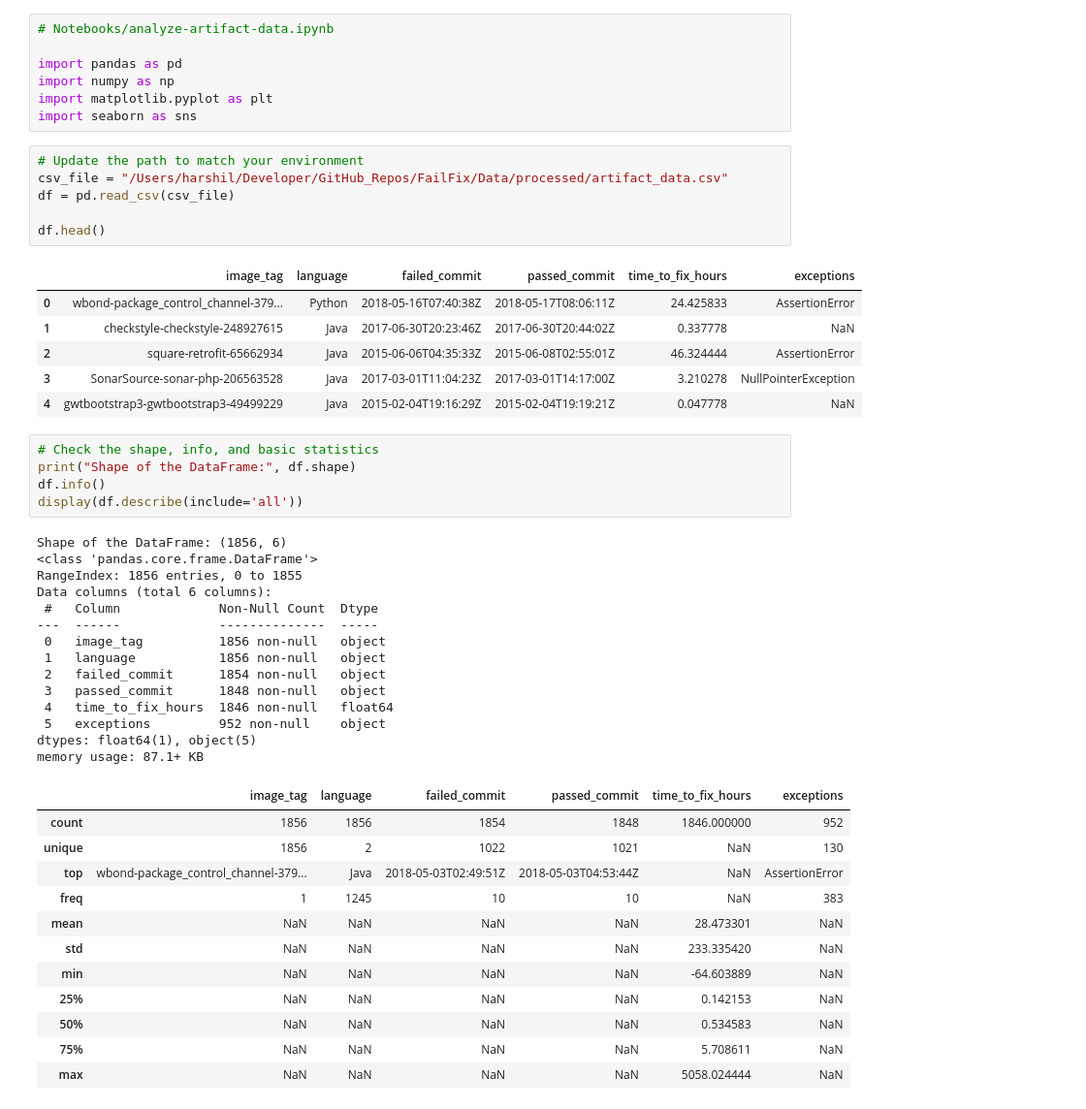
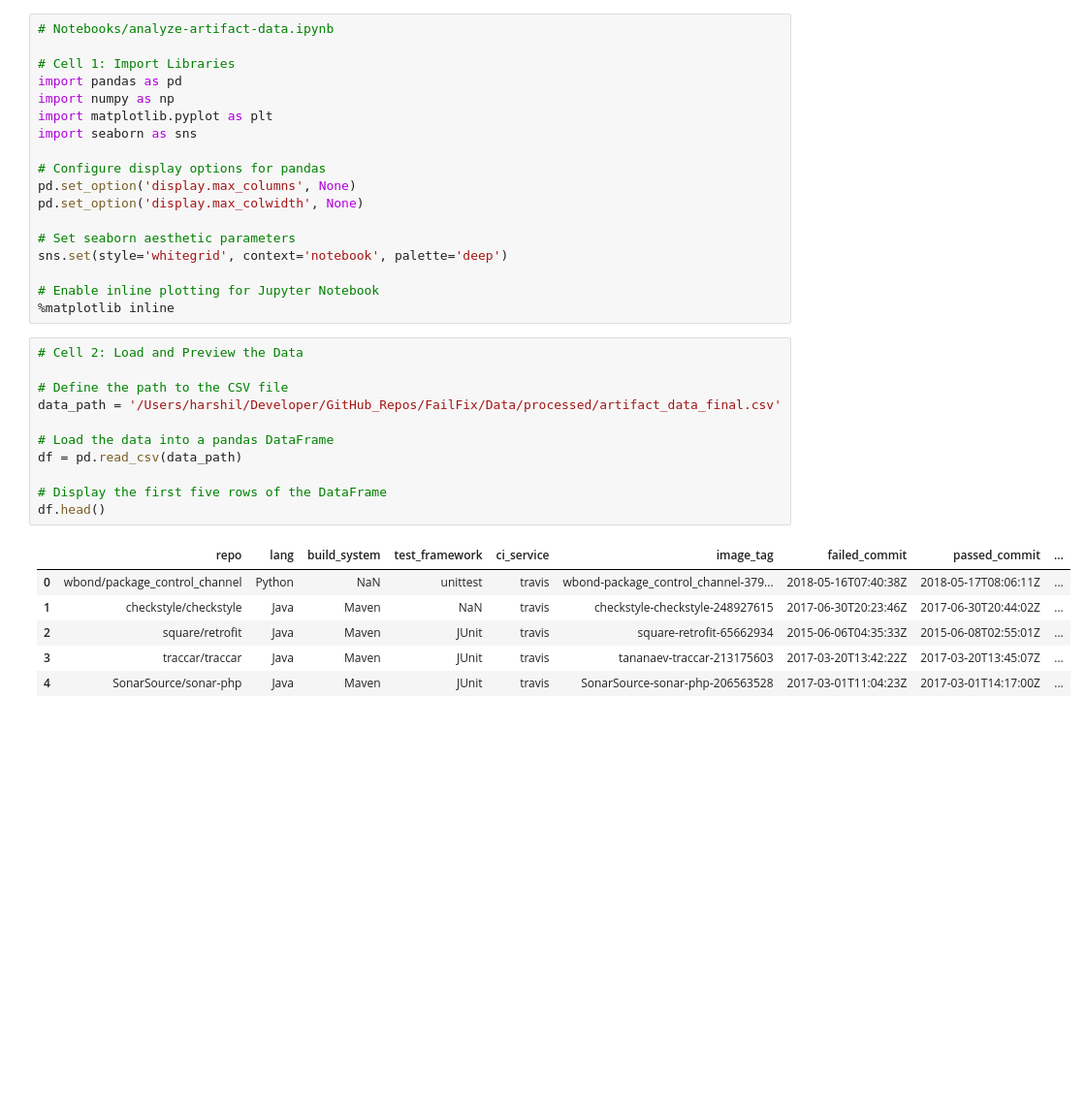
Before and after one commit to Harshil7875/ECS289C-WQ2025-Team-Project, a Jupyter notebook: Notebooks/analyze-artifact-data.ipynb, the cells around one changed output. Shown at 97% size. Drawn from its saved outputs; the diff is of its cells as text; blank space fills up the shorter version.

```diff
--- a/Notebooks/analyze-artifact-data.ipynb
+++ b/Notebooks/analyze-artifact-data.ipynb
@@ -1,52 +1,36 @@
 # %%
 # Notebooks/analyze-artifact-data.ipynb
 
+# Cell 1: Import Libraries
 import pandas as pd
 import numpy as np
 import matplotlib.pyplot as plt
 import seaborn as sns
+
+# Configure display options for pandas
+pd.set_option('display.max_columns', None)
+pd.set_option('display.max_colwidth', None)
+
+# Set seaborn aesthetic parameters
+sns.set(style='whitegrid', context='notebook', palette='deep')
+
+# Enable inline plotting for Jupyter Notebook
+%matplotlib inline
 # %%
-# Update the path to match your environment
-csv_file = "/Users/harshil/Developer/GitHub_Repos/FailFix/Data/processed/artifact_data.csv"
-df = pd.read_csv(csv_file)
+# Cell 2: Load and Preview the Data
 
+# Define the path to the CSV file
+data_path = '/Users/harshil/Developer/GitHub_Repos/FailFix/Data/processed/artifact_data_final.csv'
+
+# Load the data into a pandas DataFrame
+df = pd.read_csv(data_path)
+
+# Display the first five rows of the DataFrame
 df.head()
 # %% [output]
-|  | image_tag | language | failed_commit | passed_commit | time_to_fix_hours | exceptions |
-| 0 | wbond-package_control_channel-379... | Python | 2018-05-16T07:40:38Z | 2018-05-17T08:06:11Z | 24.425833 | AssertionError |
-| 1 | checkstyle-checkstyle-248927615 | Java | 2017-06-30T20:23:46Z | 2017-06-30T20:44:02Z | 0.337778 | NaN |
-| 2 | square-retrofit-65662934 | Java | 2015-06-06T04:35:33Z | 2015-06-08T02:55:01Z | 46.324444 | AssertionError |
-| 3 | SonarSource-sonar-php-206563528 | Java | 2017-03-01T11:04:23Z | 2017-03-01T14:17:00Z | 3.210278 | NullPointerException |
-| 4 | gwtbootstrap3-gwtbootstrap3-49499229 | Java | 2015-02-04T19:16:29Z | 2015-02-04T19:19:21Z | 0.047778 | NaN |
+|  | repo | lang | build_system | test_framework | ci_service | image_tag | failed_commit | passed_commit | ... |
+| 0 | wbond/package_control_channel | Python | NaN | unittest | travis | wbond-package_control_channel-379... | 2018-05-16T07:40:38Z | 2018-05-17T08:06:11Z | ... |
+| 1 | checkstyle/checkstyle | Java | Maven | NaN | travis | checkstyle-checkstyle-248927615 | 2017-06-30T20:23:46Z | 2017-06-30T20:44:02Z | ... |
+| 2 | square/retrofit | Java | Maven | JUnit | travis | square-retrofit-65662934 | 2015-06-06T04:35:33Z | 2015-06-08T02:55:01Z | ... |
+| 3 | traccar/traccar | Java | Maven | JUnit | travis | tananaev-traccar-213175603 | 2017-03-20T13:42:22Z | 2017-03-20T13:45:07Z | ... |
+| 4 | SonarSource/sonar-php | Java | Maven | JUnit | travis | SonarSource-sonar-php-206563528 | 2017-03-01T11:04:23Z | 2017-03-01T14:17:00Z | ... |
-# %%
-# Check the shape, info, and basic statistics
-print("Shape of the DataFrame:", df.shape)
-df.info()
-display(df.describe(include='all'))
-# %% [output]
-Shape of the DataFrame: (1856, 6)
-<class 'pandas.core.frame.DataFrame'>
-RangeIndex: 1856 entries, 0 to 1855
-Data columns (total 6 columns):
- #   Column             Non-Null Count  Dtype
----  ------             --------------  -----
- 0   image_tag          1856 non-null   object
- 1   language           1856 non-null   object
- 2   failed_commit      1854 non-null   object
- 3   passed_commit      1848 non-null   object
- 4   time_to_fix_hours  1846 non-null   float64
- 5   exceptions         952 non-null    object
-dtypes: float64(1), object(5)
-memory usage: 87.1+ KB
-|  | image_tag | language | failed_commit | passed_commit | time_to_fix_hours | exceptions |
-| count | 1856 | 1856 | 1854 | 1848 | 1846.000000 | 952 |
-| unique | 1856 | 2 | 1022 | 1021 | NaN | 130 |
-| top | wbond-package_control_channel-379... | Java | 2018-05-03T02:49:51Z | 2018-05-03T04:53:44Z | NaN | AssertionError |
-| freq | 1 | 1245 | 10 | 10 | NaN | 383 |
-| mean | NaN | NaN | NaN | NaN | 28.473301 | NaN |
-| std | NaN | NaN | NaN | NaN | 233.335420 | NaN |
-| min | NaN | NaN | NaN | NaN | -64.603889 | NaN |
-| 25% | NaN | NaN | NaN | NaN | 0.142153 | NaN |
-| 50% | NaN | NaN | NaN | NaN | 0.534583 | NaN |
-| 75% | NaN | NaN | NaN | NaN | 5.708611 | NaN |
-| max | NaN | NaN | NaN | NaN | 5058.024444 | NaN |
```
Also changed, not shown: parts of 16 cells of this notebook, 9 other files.
